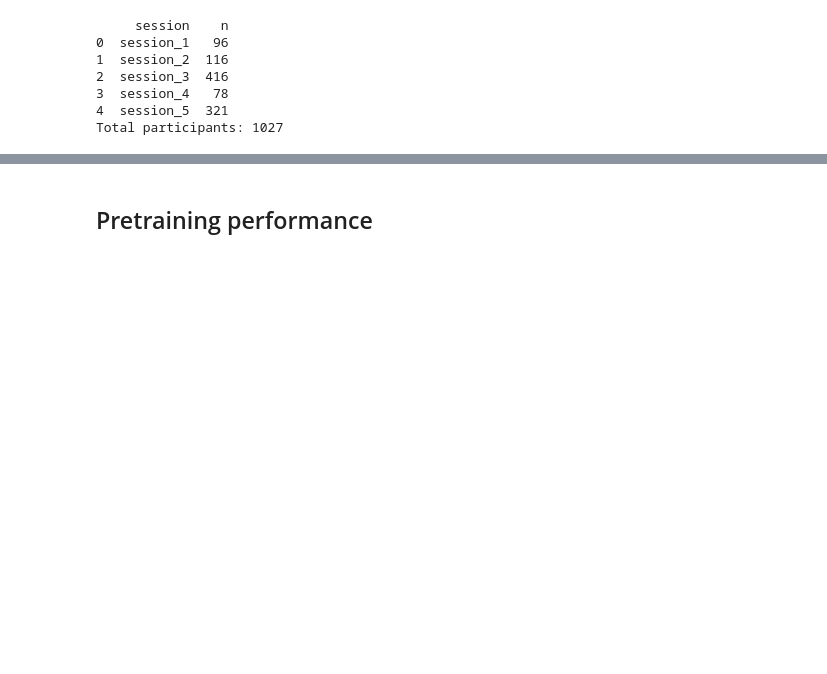
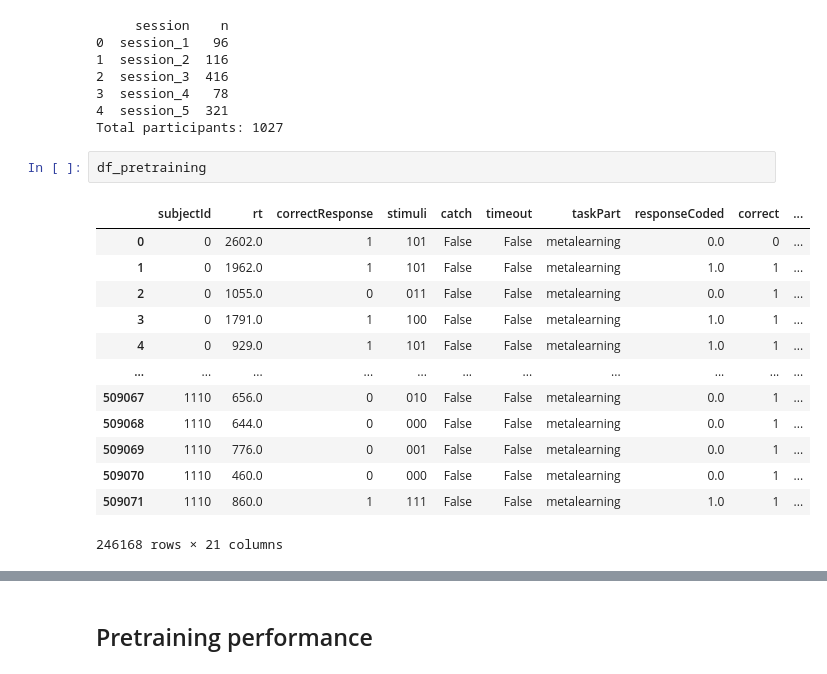
Before and after one commit to licezhang/curriculum_unlearning, a Jupyter notebook: analysis/experiment2.ipynb, the cells around one changed output, grey strips where cells are left out. Saved outputs shown, nothing was run; the diff lists cells and outputs as text; blank space fills up the shorter version.

```diff
--- a/analysis/experiment2.ipynb
+++ b/analysis/experiment2.ipynb
@@ -68,6 +68,22 @@ print("Total participants:", n_per_curr['n'].sum())
 3  session_4   78
 4  session_5  321
 Total participants: 1027
+# %%
+df_pretraining
+# %% [output]
+|  | subjectId | rt | correctResponse | stimuli | catch | timeout | taskPart | responseCoded | correct | ... |
+| 0 | 0 | 2602.0 | 1 | 101 | False | False | metalearning | 0.0 | 0 | ... |
+| 1 | 0 | 1962.0 | 1 | 101 | False | False | metalearning | 1.0 | 1 | ... |
+| 2 | 0 | 1055.0 | 0 | 011 | False | False | metalearning | 0.0 | 1 | ... |
+| 3 | 0 | 1791.0 | 1 | 100 | False | False | metalearning | 1.0 | 1 | ... |
+| 4 | 0 | 929.0 | 1 | 101 | False | False | metalearning | 1.0 | 1 | ... |
+| ... | ... | ... | ... | ... | ... | ... | ... | ... | ... | ... |
+| 509067 | 1110 | 656.0 | 0 | 010 | False | False | metalearning | 0.0 | 1 | ... |
+| 509068 | 1110 | 644.0 | 0 | 000 | False | False | metalearning | 0.0 | 1 | ... |
+| 509069 | 1110 | 776.0 | 0 | 001 | False | False | metalearning | 0.0 | 1 | ... |
+| 509070 | 1110 | 460.0 | 0 | 000 | False | False | metalearning | 0.0 | 1 | ... |
+| 509071 | 1110 | 860.0 | 1 | 111 | False | False | metalearning | 1.0 | 1 | ... |
+246168 rows × 21 columns
 # %%
 # Compute learning, pretraining and test dfs with totaltrialnum and bins
 
```
Also changed, not shown: parts of 2 cells of this notebook, 11 other files.
